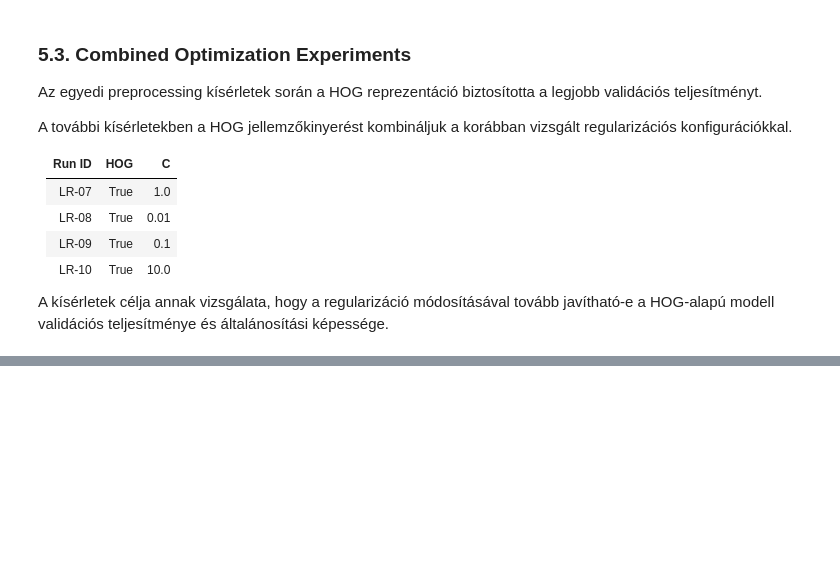
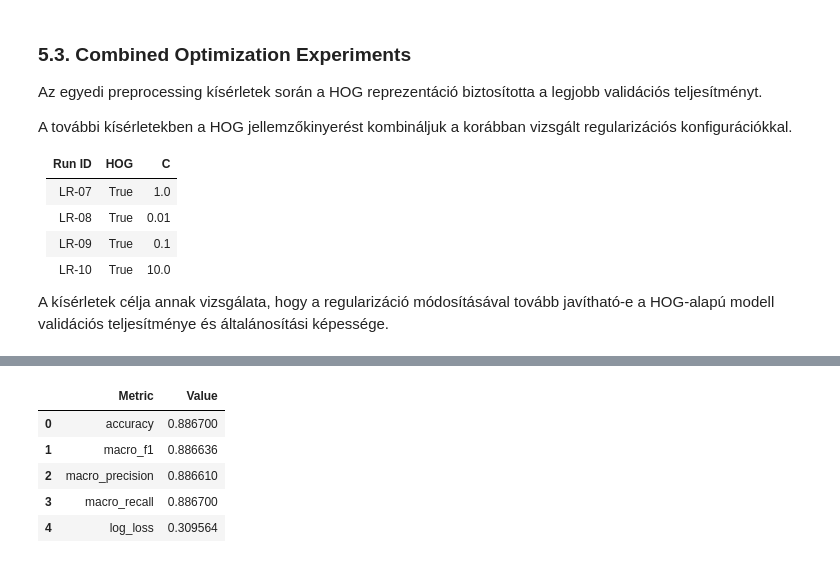
Before and after one commit to aszenas/DLProject_FashionMNIST, a Jupyter notebook: notebooks/02_logistic_regression.ipynb, the cells around one changed output, grey strips where cells are left out. Cells and saved outputs as stored; diff of their text form; code cells hidden in the pictures; blank space fills up the shorter version.

```diff
--- a/notebooks/02_logistic_regression.ipynb
+++ b/notebooks/02_logistic_regression.ipynb
@@ -1820,0 +1963,20 @@ Results saved to: c:\Users\aszen\Desktop\ÓBUDAI MSC\03_2026-2027-1\03_DL\00_Fel
+# %%
+best_model = joblib.load(
+    ARTIFACTS_DIR / best_run_id / "model.joblib"
+)
+
+best_preprocessor = joblib.load(
+    ARTIFACTS_DIR / best_run_id / "preprocessor.joblib"
+)
+
+with (
+    ARTIFACTS_DIR / best_run_id / "config.json"
+).open(encoding="utf-8") as file:
+    best_config = json.load(file)
+
+print(f"Successfully loaded model: {best_run_id}")
+print(f"Model type: {type(best_model).__name__}")
+print(f"Coefficient shape: {best_model.coef_.shape}")
+print(f"Preprocessing steps: {list(best_preprocessor.named_steps)}")
+
+best_config
@@ -1820,0 +2000,62 @@ Results saved to: c:\Users\aszen\Desktop\ÓBUDAI MSC\03_2026-2027-1\03_DL\00_Fel
+# %%
+# Recreate raw validation images
+raw_val_images = np.stack([
+    np.asarray(train_dataset[int(idx)][0])
+    for idx in val_indices
+])
+
+y_val_best = np.asarray([
+    int(train_dataset[int(idx)][1])
+    for idx in val_indices
+])
+
+# Apply the saved preprocessing pipeline
+X_val_best = best_preprocessor.transform(raw_val_images)
+
+# Evaluate the saved model
+best_model_metrics = evaluate_model(
+    best_model,
+    X_val_best,
+    y_val_best,
+)
+
+# Verify the saved experiment results
+assert X_val_best.shape == (
+    10_000,
+    int(best_result["n_features"]),
+)
+
+assert np.isclose(
+    best_model_metrics["accuracy"],
+    best_result["val_accuracy"],
+)
+
+assert np.isclose(
+    best_model_metrics["macro_f1"],
+    best_result["val_macro_f1"],
+)
+
+assert np.isclose(
+    best_model_metrics["log_loss"],
+    best_result["val_log_loss"],
+)
+
+best_experiment = {
+    "model": best_model,
+    "preprocessor": best_preprocessor,
+    "result": best_result,
+    "X_val": X_val_best,
+    "y_val": y_val_best,
+}
+
+print(f"Validation shape: {X_val_best.shape}")
+print("Saved model accuracy: OK")
+print("Saved model macro F1: OK")
+print("Saved model log loss: OK")
+print("Model and preprocessing verification successful.")
+
+pd.DataFrame(
+    best_model_metrics.items(),
+    columns=["Metric", "Value"],
+).round(6)
+# %% [output]
@@ -1820,0 +2067,6 @@ Results saved to: c:\Users\aszen\Desktop\ÓBUDAI MSC\03_2026-2027-1\03_DL\00_Fel
+|  | Metric | Value |
+| 0 | accuracy | 0.886700 |
+| 1 | macro_f1 | 0.886636 |
+| 2 | macro_precision | 0.886610 |
+| 3 | macro_recall | 0.886700 |
+| 4 | log_loss | 0.309564 |
```
Also changed, not shown: parts of 6 cells of this notebook.
